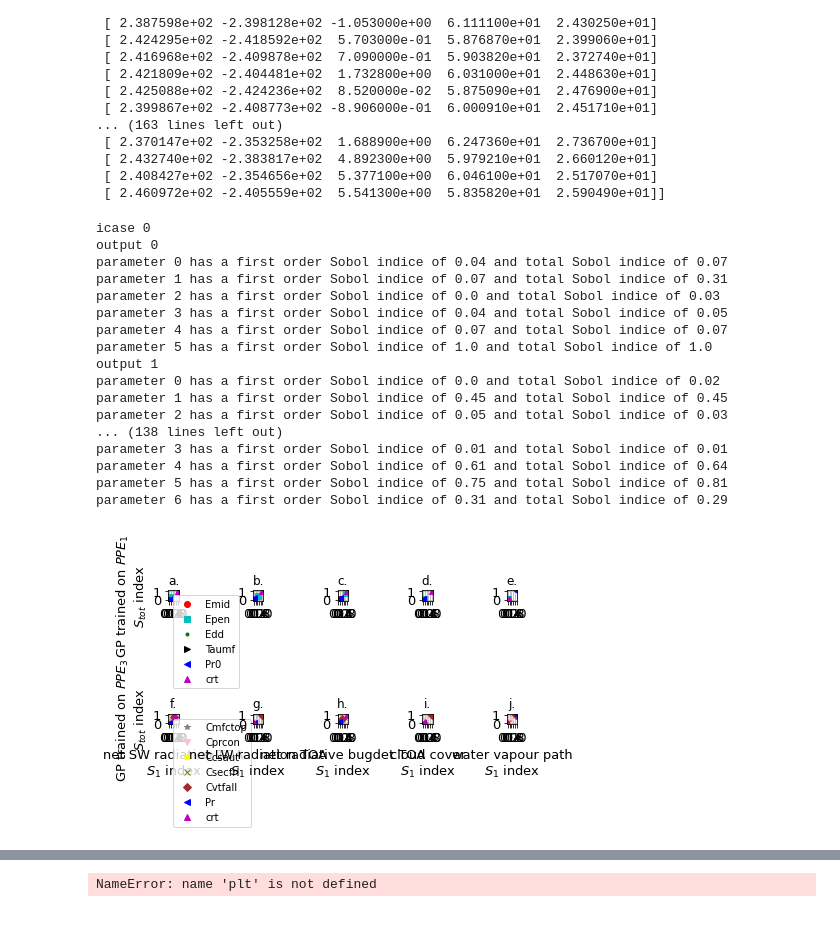
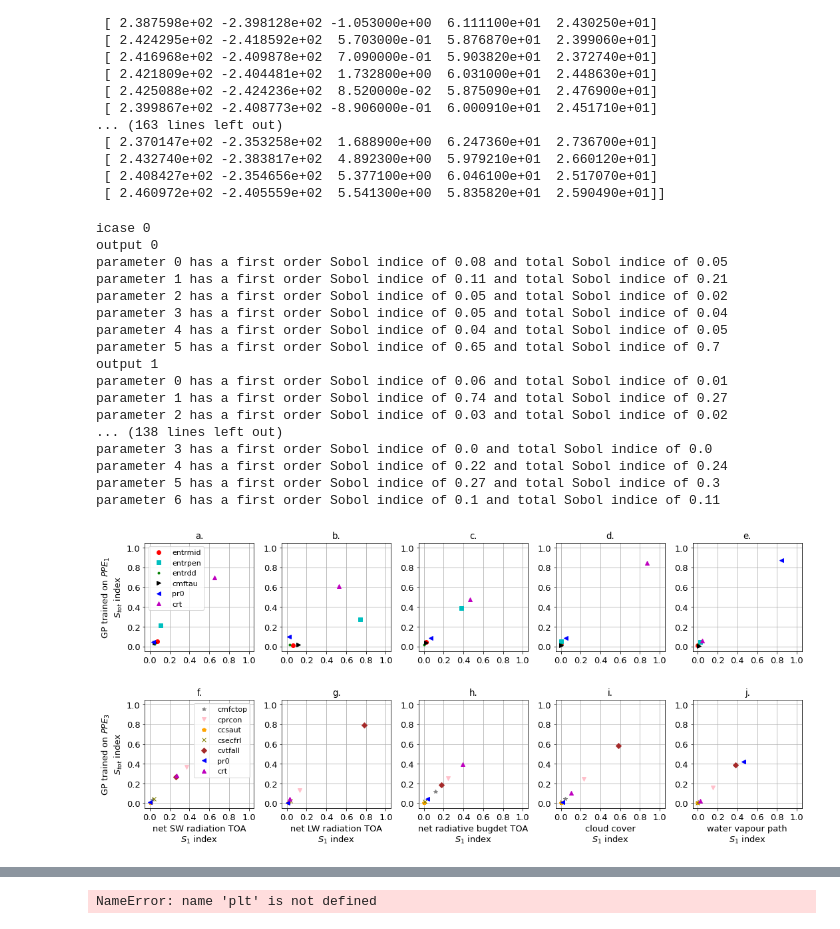
Before and after one commit to jjiwon1129/bonnet24gmd_automatic_tuning_atm, a Jupyter notebook: D-read_and_analyze_output_data/1_Hyperparameter_tuning_SobolAnalysis.ipynb, the cells around one changed output, grey strips where cells are left out. Drawn from its saved outputs; the diff is of its cells as text; code cells hidden in the pictures.

```diff
--- a/D-read_and_analyze_output_data/1_Hyperparameter_tuning_SobolAnalysis.ipynb
+++ b/D-read_and_analyze_output_data/1_Hyperparameter_tuning_SobolAnalysis.ipynb
@@ -1403,15 +1405,15 @@ def sobol_original(func, minn,maxx,n_sample, diminput, noutputs,bounds=None, see
     for ioutput in np.arange(noutputs):
       f_A = func(A,ioutput)
       f_B = func(B,ioutput)
-      var = np.var(np.vstack([f_A, f_B]))
+      var = np.var(np.vstack([f_A, f_B]))#, axis=0)
 
       f_AB = []
       for i in range(diminput):
           f_AB.append(func(np.column_stack((A[:, 0:i], B[:, i], A[:, i+1:])),ioutput))
 
       f_AB = np.array(f_AB).reshape(diminput, n_sample)
-      s = 1 / n_sample * np.sum(f_B * np.subtract(f_AB,f_A.flatten()), axis=1) #/ var
-      st = 1 / (2 * n_sample) * np.sum(np.subtract(f_A.flatten(), f_AB).T ** 2, axis=0) #/ var
+      s = 1 / n_sample * np.sum(f_B * np.subtract(f_AB,f_A.flatten()), axis=1)/ var
+      st = 1 / (2 * n_sample) * np.sum(np.subtract(f_A.flatten(), f_AB).T ** 2, axis=0) / var
       s_all[ioutput]=s
       st_all[ioutput]=st
 
@@ -1428,14 +1430,14 @@ nparam=[6,6,7,7]
 noutputs=5 #number of outputs
 for funcc in [func_GP_for_Sobol1,func_GP_for_Sobol12,func_GP_for_Sobol3,func_GP_for_Sobol34]:
     print('icase',icase)
-    indices = sobol_original(funcc,minnall[icase],maxxall[icase],120000,nparam[icase], noutputs)
+    indices = sobol_original(funcc,minnall[icase],maxxall[icase],180000,nparam[icase], noutputs)
     for ioutput in np.arange(noutputs):
         print('output',ioutput)
         for iparam in np.arange(nparam[icase]):
             indices[0][ioutput][iparam]=max(indices[0][ioutput][iparam],0)
             indices[1][ioutput][iparam]=max(indices[1][ioutput][iparam],0)
-        indices[0][ioutput]=indices[0][ioutput]/max(indices[0][ioutput])
-        indices[1][ioutput]=indices[1][ioutput]/max(indices[1][ioutput])
+        indices[0][ioutput]=indices[0][ioutput] #/max(indices[0][ioutput])
+        indices[1][ioutput]=indices[1][ioutput] #/max(indices[1][ioutput])
         for iparam in np.arange(nparam[icase]):
             print('parameter', iparam,'has a first order Sobol indice of',  round(indices[0][ioutput][iparam], 2), 'and total Sobol indice of', round(indices[1][ioutput][iparam], 2))
 
@@ -1445,28 +1447,28 @@ for funcc in [func_GP_for_Sobol1,func_GP_for_Sobol12,func_GP_for_Sobol3,func_GP_
 # %% [output]
 icase 0
 output 0
-parameter 0 has a first order Sobol indice of 0.04 and total Sobol indice of 0.07
-parameter 1 has a first order Sobol indice of 0.07 and total Sobol indice of 0.31
-parameter 2 has a first order Sobol indice of 0.0 and total Sobol indice of 0.03
-parameter 3 has a first order Sobol indice of 0.04 and total Sobol indice of 0.05
-parameter 4 has a first order Sobol indice of 0.07 and total Sobol indice of 0.07
-parameter 5 has a first order Sobol indice of 1.0 and total Sobol indice of 1.0
+parameter 0 has a first order Sobol indice of 0.08 and total Sobol indice of 0.05
+parameter 1 has a first order Sobol indice of 0.11 and total Sobol indice of 0.21
+parameter 2 has a first order Sobol indice of 0.05 and total Sobol indice of 0.02
+parameter 3 has a first order Sobol indice of 0.05 and total Sobol indice of 0.04
+parameter 4 has a first order Sobol indice of 0.04 and total Sobol indice of 0.05
+parameter 5 has a first order Sobol indice of 0.65 and total Sobol indice of 0.7
 output 1
-parameter 0 has a first order Sobol indice of 0.0 and total Sobol indice of 0.02
-parameter 1 has a first order Sobol indice of 0.45 and total Sobol indice of 0.45
-parameter 2 has a first order Sobol indice of 0.05 and total Sobol indice of 0.03
+parameter 0 has a first order Sobol indice of 0.06 and total Sobol indice of 0.01
+parameter 1 has a first order Sobol indice of 0.74 and total Sobol indice of 0.27
+parameter 2 has a first order Sobol indice of 0.03 and total Sobol indice of 0.02
 ... (138 lines left out)
-parameter 3 has a first order Sobol indice of 0.01 and total Sobol indice of 0.01
-parameter 4 has a first order Sobol indice of 0.61 and total Sobol indice of 0.64
-parameter 5 has a first order Sobol indice of 0.75 and total Sobol indice of 0.81
-parameter 6 has a first order Sobol indice of 0.31 and total Sobol indice of 0.29
+parameter 3 has a first order Sobol indice of 0.0 and total Sobol indice of 0.0
+parameter 4 has a first order Sobol indice of 0.22 and total Sobol indice of 0.24
+parameter 5 has a first order Sobol indice of 0.27 and total Sobol indice of 0.3
+parameter 6 has a first order Sobol indice of 0.1 and total Sobol indice of 0.11
 # %%
 names_metrics=['net SW radiation TOA', 'net LW radiation TOA', 'net radiative bugdet TOA',  'cloud cover','water vapour path']#,'tauu on NAO','tauu on SOO','ua at 60N and 10hPa','ua at 60S and 10hPa']
-parameters_list1 =['Emid','Epen','Edd','Taumf', 'Pr0', 'crt']
+parameters_list1 =['entrmid','entrpen','entrdd','cmftau', 'pr0', 'crt']
 colors1=['r','c','g','k','b','m']
 shapes1=['o','s','.','>','<','^']
-parameters_list2=['Cmfctop', 'Cprcon', 'Ccsaut', 'Csecfrl', 'Cvtfall', 'Pr', 'crt']
-colors2=['gray','pink','yellow','olive','brown', 'b','m']
+parameters_list2=['cmfctop', 'cprcon', 'ccsaut', 'csecfrl', 'cvtfall', 'pr0', 'crt']
+colors2=['gray','pink','orange','olive','brown', 'b','m']
 shapes2=['*','v','p','x','D', '<','^']
 leg_case=[r'$PPE_1$',r'$PPE_1$ and $PPE_2$',r'$PPE_3$',r'$PPE_3$ and $PPE_4$']
 letter=['a.','b.','c.','d.','e.','f.','g.','h.','i.','j.']
@@ -1479,43 +1481,43 @@ plt.rcParams['figure.figsize'] = [15, 8]
 
 fig = plt.figure()
 #fig.patch.set_facecolor('white')
-nparam=[6,6,7,7]
+nparam=[6,6,7,7] #6,7,7]
 iplot=0
 ncase=4
 for icase in [0,2]: #only PPE1 and PPE3
     if (icase==0 or icase==1):
         param=parameters_list1
         col=colors1
         sha=shapes1
     if (icase==2 or icase==3):
         param=parameters_list2
         col=colors2
         sha=shapes2
     for ioutput in np.arange(noutputs):# 5 outputs
         ax = fig.add_subplot(2,5,iplot+1)
-        plt.xlim([-0.1,1.1])
-        plt.ylim([-0.1,1.1])
+        plt.xlim([-0.05,1.05])
+        plt.ylim([-0.05,1.05])
         plt.xticks(np.arange(0.0,1.11,0.2))
         ax.set_aspect('equal')
         for iparam in np.arange(nparam[icase]):
             plt.plot(indicesall[icase][0][ioutput][iparam],indicesall[icase][1][ioutput][iparam],sha[iparam],color=col[iparam],label=param[iparam])
         if iplot in np.arange(0,ncase*noutputs-1,noutputs):
             plt.legend()
             plt.ylabel(r'GP trained on '+leg_case[icase]+'\n'+r'$S_{tot}$ index')
         #else:
         #    plt.yticks(color='w')
         #if icase==0:
         #    plt.xticks(color='w')
         if icase==2 :
             plt.xlabel(names_metrics[ioutput]+'\n'+r'$S_1$ index')
 
         plt.title(letter[iplot])
         plt.grid()
         iplot+=1
         fig.tight_layout()
-#plt.savefig('PaperFig/all_Sobol_indices_PhysicsOutputs_PPE1_PPE3.png')
+plt.savefig('PaperFig/all_Sobol_indices_PhysicsOutputs_PPE1_PPE3.png')
 # %% [output]
-[figure, old version]
+[figure, new version]
 # %%
 #convergence study
 indices_wrt_samplesize={}
```
Also changed, not shown: parts of 3 cells of this notebook, 9 other files.
